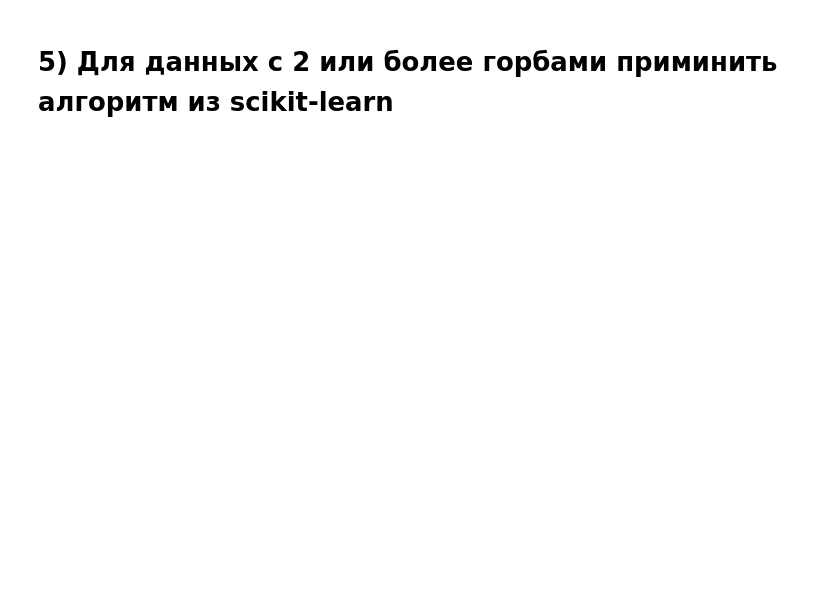
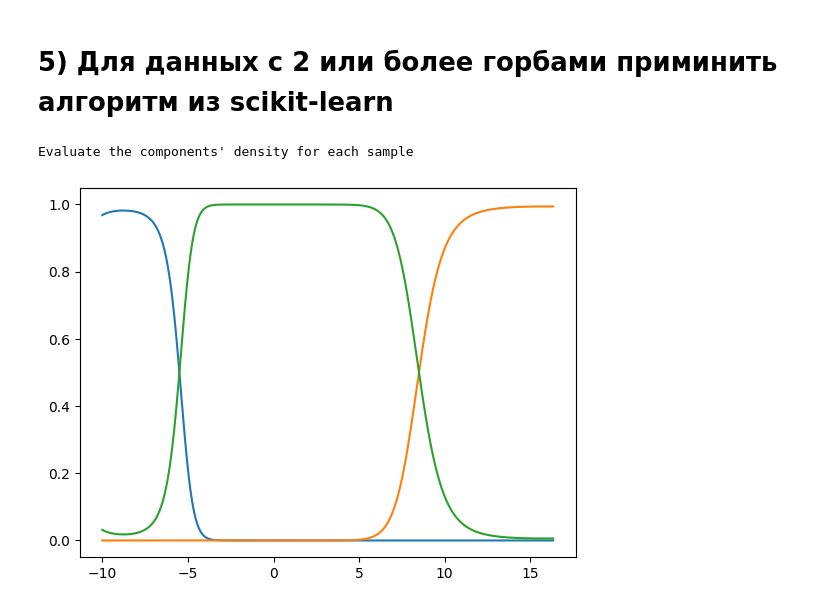
Before and after one commit to 20Nikita/Magistracy.-Homework, a Jupyter notebook: Фундаментальные_концепции_искусственного_интеллекта/L5.ipynb, the cells around one changed output. Cells and saved outputs as stored; diff of their text form; code cells hidden in the pictures; blank space fills up the shorter version.

```diff
--- a/Фундаментальные_концепции_искусственного_интеллекта/L5.ipynb
+++ b/Фундаментальные_концепции_искусственного_интеллекта/L5.ipynb
@@ -109,2 +153,14 @@ plt.show()
 # %% [markdown]
 # 5) Для данных с 2 или более горбами приминить алгоритм из scikit-learn
+# %%
+import numpy as np
+from sklearn.mixture import GaussianMixture
+dataX = np.array(data).reshape(-1, 1)
+gm = GaussianMixture(n_components=3, random_state=0).fit(dataX)
+gm.means_
+print("Evaluate the components' density for each sample")
+plt.plot(x, gm.predict_proba(np.array(x).reshape(-1, 1))[:,0],x, gm.predict_proba(np.array(x).reshape(-1, 1))[:,1],x, gm.predict_proba(np.array(x).reshape(-1, 1))[:,2])
+plt.show()
+# %% [output]
+Evaluate the components' density for each sample
+[figure, added]
```
Also changed, not shown: parts of 3 cells of this notebook.
